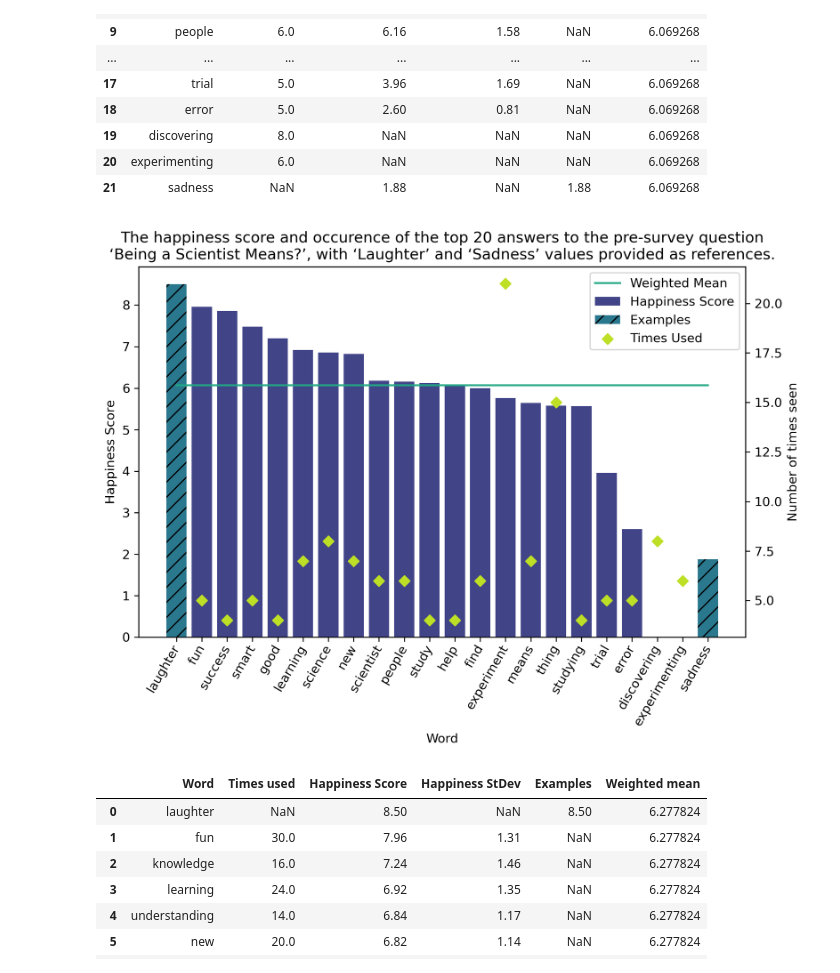
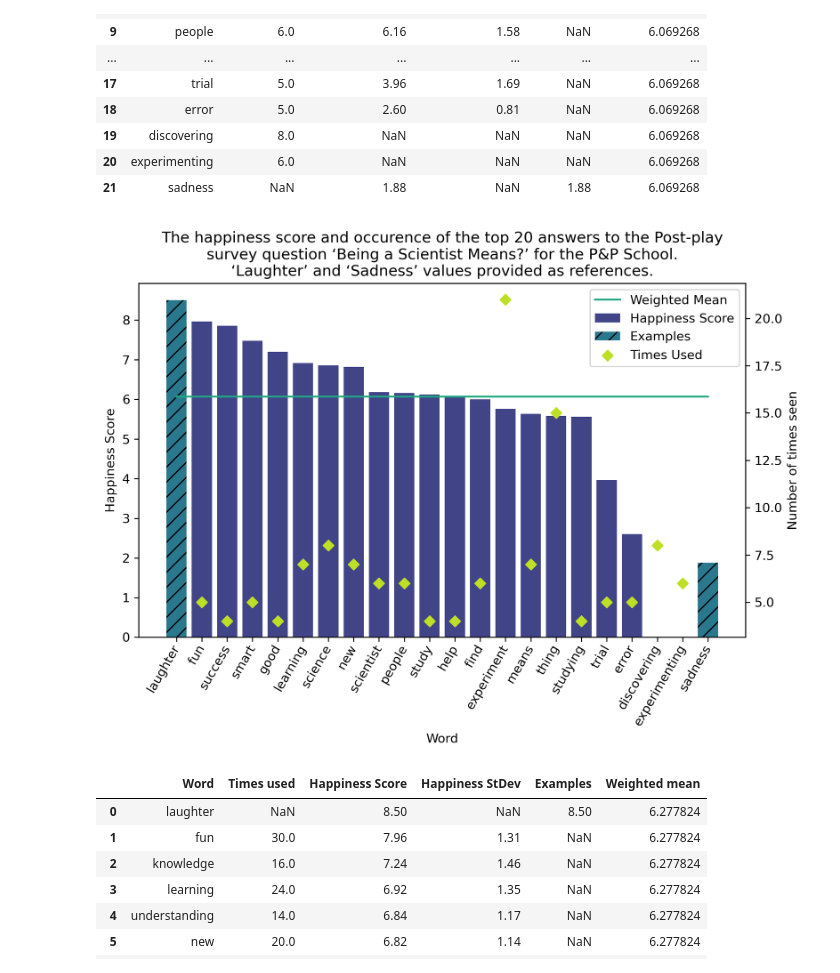
Before and after one commit to markbasham/DiamondTheGamePrintAndPlayGraphs, a Jupyter notebook: WordAnalysis.ipynb, the cells around one changed output. Cells and saved outputs as stored; diff of their text form; code cells hidden in the pictures.

```diff
--- a/WordAnalysis.ipynb
+++ b/WordAnalysis.ipynb
@@ -91,7 +91,10 @@ import numpy as np
 import matplotlib.pyplot as plt
 import matplotlib.pylab as pl
 
-def plot_word_analysis(data_frame, save_name):
+def plot_word_analysis(data_frame, save_name, is_pre_survey, group_name):
+    survey_text = "Post"
+    if is_pre_survey:
+        survey_text = "Pre"
     fig, ax = plt.subplots(figsize=(8, 6), dpi=300)
     ax2=ax.twinx()
 
@@ -102,7 +105,11 @@ def plot_word_analysis(data_frame, save_name):
     ax.set_xlabel('Word')
     ax.set_ylabel('Happiness Score')
     ax2.set_ylabel('Number of times seen')
-    ax.set_title("The happiness score and occurence of the top 20 answers to the pre-survey question\n‘Being a Scientist Means?’, with ‘Laughter’ and ‘Sadness’ values provided as references.")
+    ax.set_title("The happiness score and occurence of the top 20 answers to the " +
+                 survey_text +
+                 "-play\nsurvey question ‘Being a Scientist Means?’ for the " +
+                 group_name +
+                 ".\n‘Laughter’ and ‘Sadness’ values provided as references.")
 
     # Tweak spacing to prevent clipping of ylabel
     fig.tight_layout()
@@ -219,9 +226,9 @@ rgs_df_after
 | 20 | experimenting | 6.0 | NaN | NaN | NaN | 6.069268 |
 | 21 | sadness | NaN | 1.88 | NaN | 1.88 | 6.069268 |
 # %%
-plot_word_analysis(rgs_df_after, 'RGSWordAnalyisAfter')
+plot_word_analysis(rgs_df_after, 'RGSWordAnalyisAfter', False, "P&P School")
 # %% [output]
-[figure, old version]
+[figure, new version]
 # %%
 wordcloud.generate(' '.join(pnp_before_words))
 pnp_df_before = create_top_word_dataframe(wordcloud, pnp_before_words)
```
Also changed, not shown: parts of 6 cells of this notebook, 6 other files.
